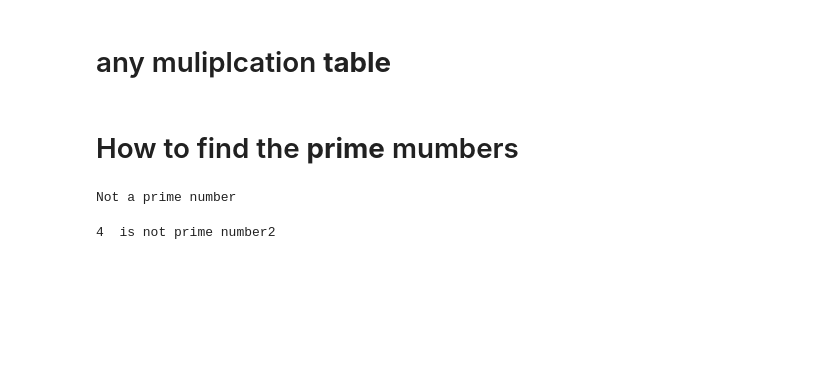
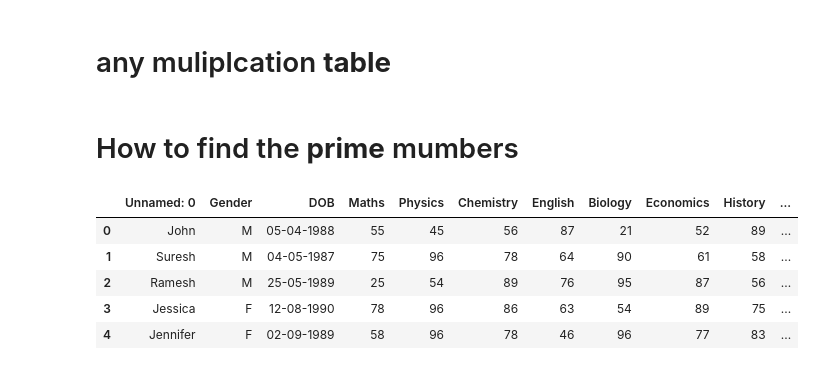
Before and after one commit to olivierla412/data_Camp, a Jupyter notebook: data_camp.ipynb, the cells around one changed output. Cells and saved outputs as stored; diff of their text form; code cells hidden in the pictures; blank space fills up the shorter version.

```diff
--- a/data_camp.ipynb
+++ b/data_camp.ipynb
@@ -355,9 +369,7 @@ def prime1(num):
     else:
         print(num , 'is not prime')
 # %%
-prime1(8)
+prime1(-2)
-# %% [output]
-Not a prime number
 # %%
 ## repeated function prime
 
@@ -372,6 +384,4 @@ def prime2(num):
     else:
         print(num, 'is not prime number1')
 # %%
-prime2(4)
+prime2(17)
-# %% [output]
-4  is not prime number2
@@ -377,0 +392,9 @@ prime2(4)
+# %%
+student_data.head()
+# %% [output]
+|  | Unnamed: 0 | Gender | DOB | Maths | Physics | Chemistry | English | Biology | Economics | History | ... |
+| 0 | John | M | 05-04-1988 | 55 | 45 | 56 | 87 | 21 | 52 | 89 | ... |
+| 1 | Suresh | M | 04-05-1987 | 75 | 96 | 78 | 64 | 90 | 61 | 58 | ... |
+| 2 | Ramesh | M | 25-05-1989 | 25 | 54 | 89 | 76 | 95 | 87 | 56 | ... |
+| 3 | Jessica | F | 12-08-1990 | 78 | 96 | 86 | 63 | 54 | 89 | 75 | ... |
+| 4 | Jennifer | F | 02-09-1989 | 58 | 96 | 78 | 46 | 96 | 77 | 83 | ... |
```
Also changed, not shown: parts of 28 cells of this notebook.
